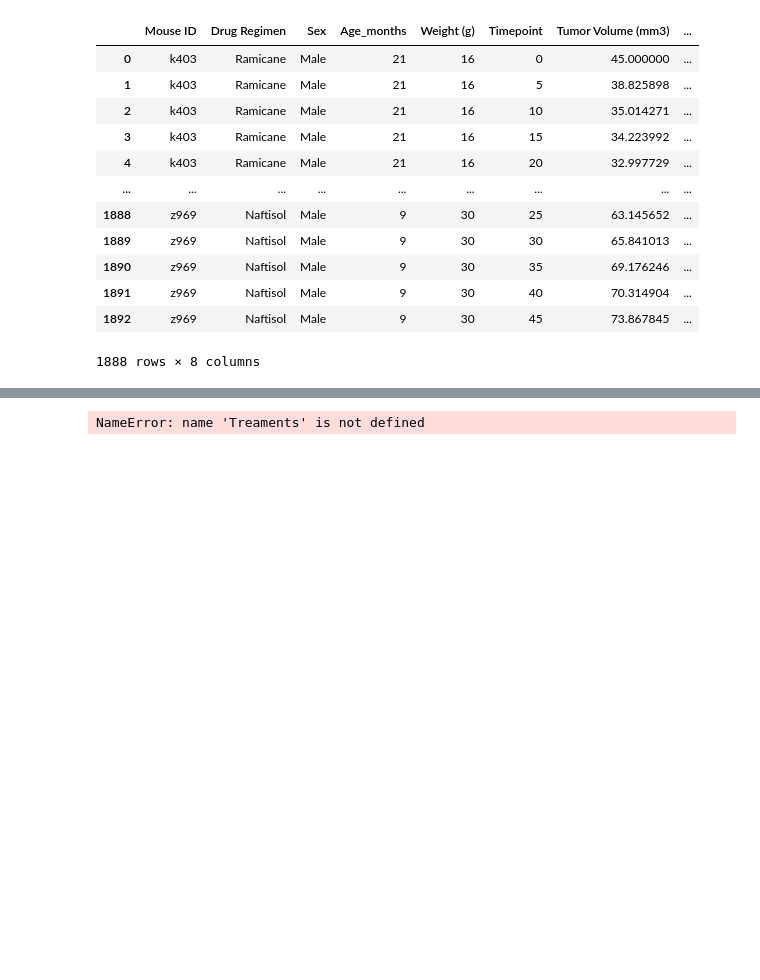
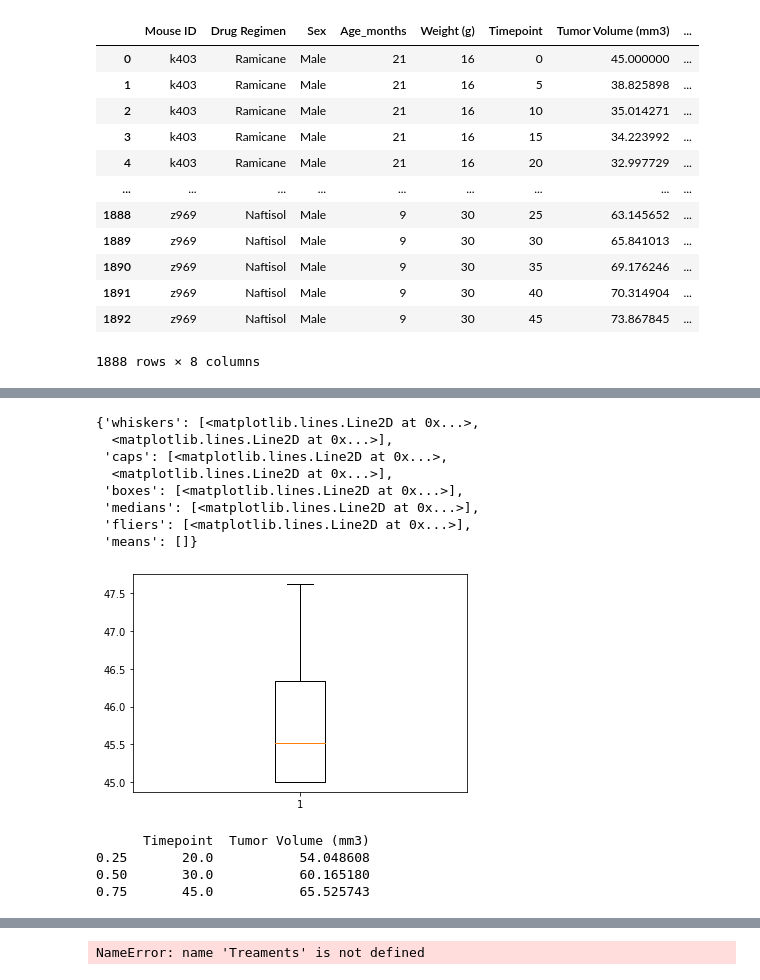
Before and after one commit to cdturner618/Matplotlib-Challenge, a Jupyter notebook: Pymaceuticals/pymaceuticals_starter.ipynb, the cells around one changed output, grey strips where cells are left out. Cells and saved outputs as stored; diff of their text form; code cells hidden in the pictures; blank space fills up the shorter version.

```diff
--- a/Pymaceuticals/pymaceuticals_starter.ipynb
+++ b/Pymaceuticals/pymaceuticals_starter.ipynb
@@ -314,0 +355,25 @@ Ceftamin=Time_Point.loc[Time_Point["Drug Regimen"]=="Ceftamin"]
+# %%
+plt.boxplot(Ramicane["Tumor Volume (mm3)"])
+# %% [output]
+{'whiskers': [<matplotlib.lines.Line2D at 0x...>,
+  <matplotlib.lines.Line2D at 0x...>],
+ 'caps': [<matplotlib.lines.Line2D at 0x...>,
+  <matplotlib.lines.Line2D at 0x...>],
+ 'boxes': [<matplotlib.lines.Line2D at 0x...>],
+ 'medians': [<matplotlib.lines.Line2D at 0x...>],
+ 'fliers': [<matplotlib.lines.Line2D at 0x...>],
+ 'means': []}
+[figure, added]
+# %%
+# Calculate the IQR and quantitatively determine if there are any potential outliers.
+quartiles = Infubinol.quantile([.25,.5,.75])
+print(quartiles)
+# lowerq = quartiles[0.25]
+# upperq = quartiles[0.75]
+# iqr = upperq-lowerq
+#print(iqr)
+# %% [output]
+      Timepoint  Tumor Volume (mm3)
+0.25       20.0           54.048608
+0.50       30.0           60.165180
+0.75       45.0           65.525743
```
Also changed, not shown: parts of 8 cells of this notebook.
